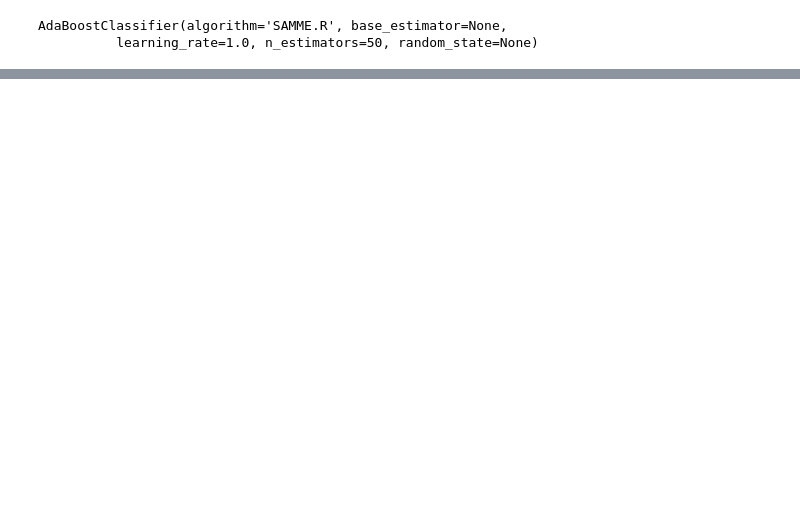
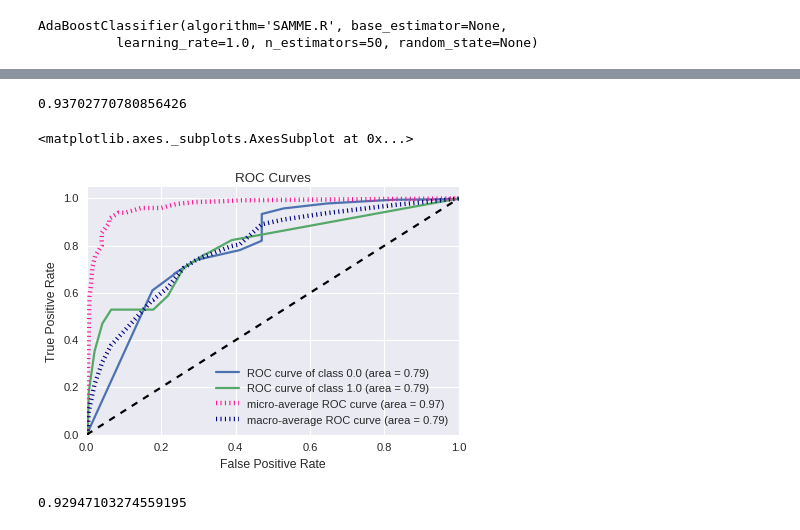
Before and after one commit to Z-Yang-328/Online-Auction-Analytics, a Jupyter notebook: Capstone Project/Feature_Engineering.ipynb, the cells around one changed output, grey strips where cells are left out. Saved outputs shown, nothing was run; the diff lists cells and outputs as text; code cells hidden in the pictures; blank space fills up the shorter version.

```diff
--- a/Capstone Project/Feature_Engineering.ipynb
+++ b/Capstone Project/Feature_Engineering.ipynb
@@ -189,0 +209,10 @@ plot_roc_curve(y_test, ada.predict_proba(X_test))
+# %%
+from imblearn.over_sampling import SMOTE, ADASYN, RandomOverSampler
+from imblearn.pipeline import make_pipeline
+
+adasyn = ADASYN()
+smote = SMOTE()
+rdos = RandomOverSampler()
+
+pipeline_a = make_pipeline(adasyn, rfc)
+pipeline_a.fit(X_train, y_train)
@@ -189,0 +224,15 @@ plot_roc_curve(y_test, ada.predict_proba(X_test))
+# %%
+pipeline_a.score(X_test, y_test)
+# %% [output]
+0.93702770780856426
+# %%
+plot_roc_curve(y_test, pipeline_a.predict_proba(X_test))
+# %% [output]
+<matplotlib.axes._subplots.AxesSubplot at 0x...>
+[figure, added]
+# %%
+pipeline_s = make_pipeline(smote, rfc)
+pipeline_s.fit(X_train, y_train)
+pipeline_s.score(X_test, y_test)
+# %% [output]
+0.92947103274559195
```
Also changed, not shown: parts of 29 cells of this notebook.
